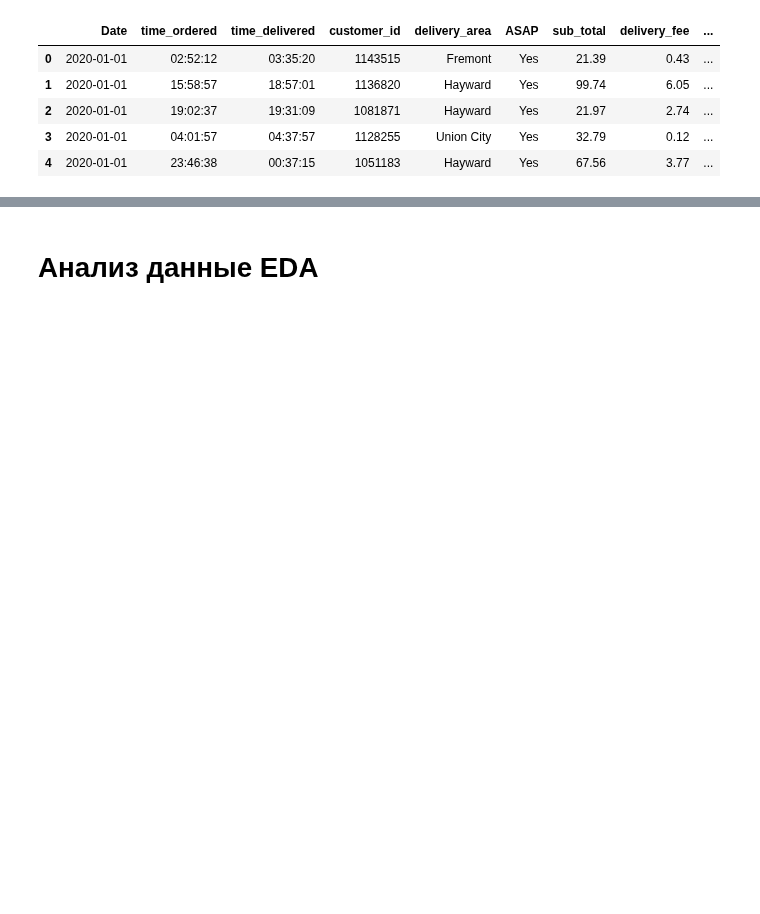
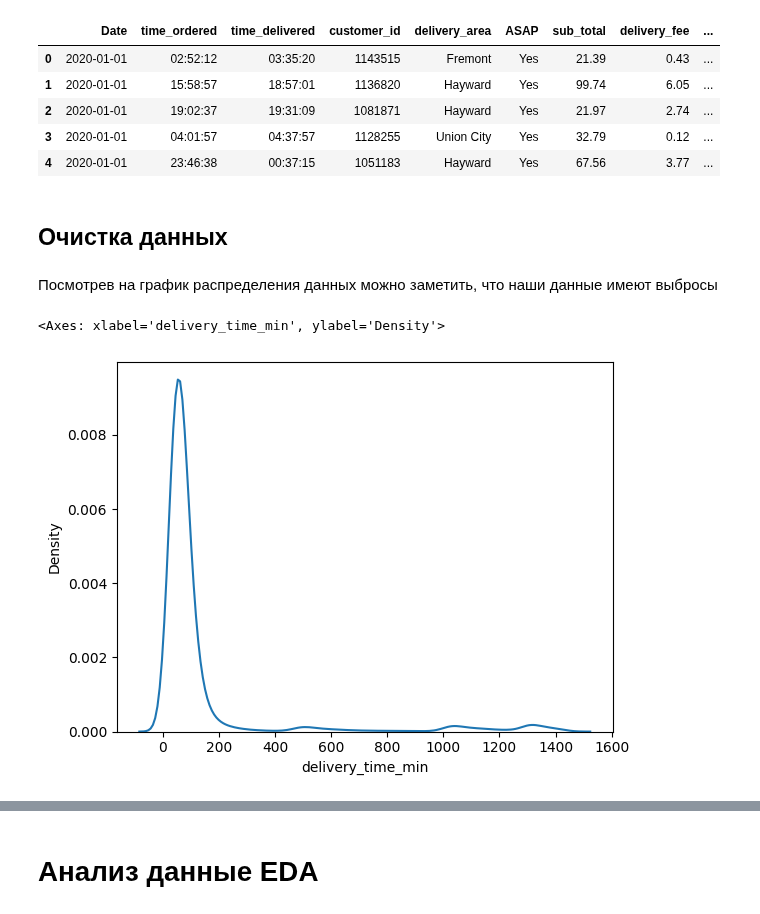
Before and after one commit to PigStep/ML-Delivery-Refund-Research, a Jupyter notebook: notebook/notebook.ipynb, the cells around one changed output, grey strips where cells are left out. Cells and saved outputs as stored; diff of their text form; code cells hidden in the pictures; blank space fills up the shorter version.

Commit message:
feature: Добавлена фильтрация данных на выбросы

```diff
--- a/notebook/notebook.ipynb
+++ b/notebook/notebook.ipynb
@@ -139,3 +140,12 @@ delivery_data.head()
 | 2 | 2020-01-01 | 19:02:37 | 19:31:09 | 1081871 | Hayward | Yes | 21.97 | 2.74 | ... |
 | 3 | 2020-01-01 | 04:01:57 | 04:37:57 | 1128255 | Union City | Yes | 32.79 | 0.12 | ... |
 | 4 | 2020-01-01 | 23:46:38 | 00:37:15 | 1051183 | Hayward | Yes | 67.56 | 3.77 | ... |
+# %% [markdown]
+## Очистка данных
+# %% [markdown]
+Посмотрев на график распределения данных можно заметить, что наши данные имеют выбросы
+# %%
+sns.kdeplot(delivery_data,x="delivery_time_min")
+# %% [output]
+<Axes: xlabel='delivery_time_min', ylabel='Density'>
+[figure, added]
```
Also changed, not shown: parts of 21 cells of this notebook.
